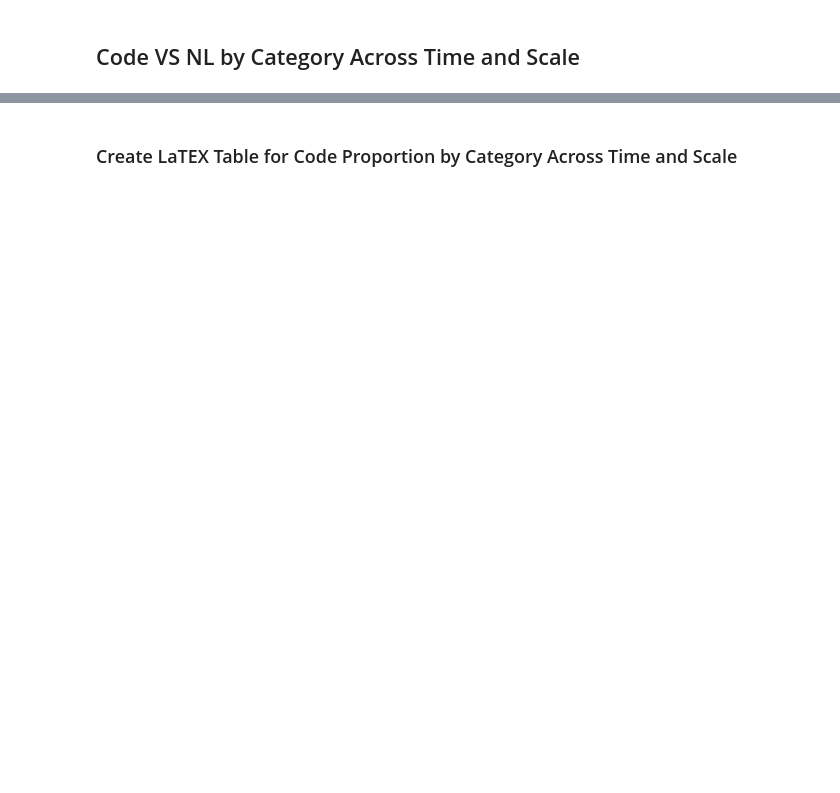
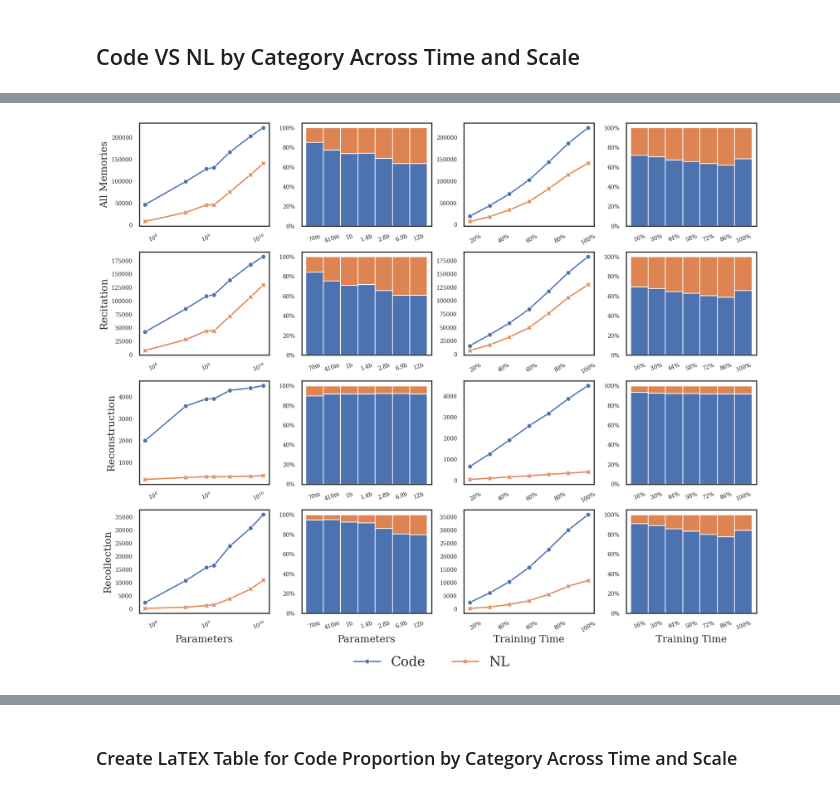
Before and after one commit to EleutherAI/semantic-memorization, a Jupyter notebook: working_dirs/kyle/results_analysis/results_analysis.ipynb, the cells around one changed output, grey strips where cells are left out. Cells and saved outputs as stored; diff of their text form; code cells hidden in the pictures; blank space fills up the shorter version.

```diff
--- a/working_dirs/kyle/results_analysis/results_analysis.ipynb
+++ b/working_dirs/kyle/results_analysis/results_analysis.ipynb
@@ -31,8 +31,8 @@ figures_path = f"scale+time_figures/recitation_threshold_{RECITATION_THRESHOLD}/
 if not os.path.exists(figures_path):
     os.makedirs(figures_path)
 # %%
-memories_path = "usvsnsp/generation-semantic-filters"
-intermediate_path = "usvsnsp/generation-semantic-intermediate-filters"
+memories_path = "usvsnsp/semantic-filters"
+intermediate_path = "usvsnsp/semantic-filters-intermediate"
 memories_dataset = DatasetDict()
 pile_dataset = DatasetDict()
 splits = [split for split in get_dataset_split_names(memories_path) if "deduped" in split] + get_dataset_split_names(intermediate_path)
@@ -283,26 +500,26 @@ if not os.path.exists(stats_dir):
 fig, axes = plt.subplots(4, 4, figsize=(20, 16))
 for row_index, row_category in tqdm(enumerate(["All Memories", "Recitation", "Reconstruction", "Recollection"]), desc="Plotting Categories", total=4):
     row_frame = combined_memories_dataframe[combined_memories_dataframe["category"] == row_category] if row_category != "All Memories" else combined_memories_dataframe
-    row_frame["Type"] = row_frame["IsCode"].apply(lambda x: "Code" if x else "NL")
+    row_frame = row_frame[row_frame["CodeType"] != "Uncertain"]
 
     # Get the count of NL vs Code across scale
-    nl_code_counts_frame_scale = row_frame[(row_frame["Checkpoint"] == "Final")].value_counts(["Param Count", "Type"]).unstack().reindex(split_to_param_count.values()).dropna()
+    nl_code_counts_frame_scale = row_frame[(row_frame["Checkpoint"] == "Final")].value_counts(["Param Count", "CodeType"]).unstack().reindex(split_to_param_count.values()).dropna()
     nl_code_counts_frame_scale.to_csv(f"{stats_dir}/{row_category}_counts_scale.csv")
 
     # Get the percent of NL vs Code across scale
     all_percents_scale = []
     for param_count in tqdm(split_to_param_count.values(), desc="Calculating Percents Across Scale"):
         model_examples = row_frame[row_frame["Param Count"] == param_count]
-        model_percents = model_examples.value_counts("Type", normalize=True).to_dict()
+        model_percents = model_examples.value_counts("CodeType", normalize=True).to_dict()
         for category in model_percents:
             all_percents_scale.append({
                 "Model": model_examples["Model"].unique()[0],
                 "Param Count": param_count,
-                "Type": category,
+                "CodeType": category,
                 "percent": model_percents[category],
             })
 
-    nl_code_percents_frame_scale = pd.DataFrame(all_percents_scale).pivot(index="Model", columns="Type", values="percent").reindex(model_keys)
+    nl_code_percents_frame_scale = pd.DataFrame(all_percents_scale).pivot(index="Model", columns="CodeType", values="percent").reindex(model_keys)
     nl_code_percents_frame_scale.to_csv(f"{stats_dir}/{row_category}_percents_scale.csv")
 
     # set figure 1
@@ -327,7 +544,7 @@ for row_index, row_category in tqdm(enumerate(["All Memories", "Recitation", "Re
     # set figure 3
     intermediate_frame = row_frame[row_frame["Model"] == "12b"]
     sorted_checkpoints = sorted(sorted(intermediate_frame["TrainingPercentage"].unique(), key=lambda x: int(x)))
-    nl_code_counts_frame_time = intermediate_frame.value_counts(["TrainingPercentage", "Type"]).unstack().reindex(sorted_checkpoints)
+    nl_code_counts_frame_time = intermediate_frame.value_counts(["TrainingPercentage", "CodeType"]).unstack().reindex(sorted_checkpoints)
     nl_code_counts_frame_time.to_csv(f"{stats_dir}/{row_category}_counts_time.csv")
 
     sns.lineplot(ax=axes[row_index, 2], data=nl_code_counts_frame_time, dashes=False, markers=True, markersize=8)
@@ -340,15 +557,15 @@ for row_index, row_category in tqdm(enumerate(["All Memories", "Recitation", "Re
     all_percents_time = []
     for checkpoint in tqdm(sorted_checkpoints):
         model_examples = row_frame[(row_frame["TrainingPercentage"] == checkpoint)]
-        model_percents = model_examples.value_counts("Type", normalize=True).to_dict()
+        model_percents = model_examples.value_counts("CodeType", normalize=True).to_dict()
         for category in model_percents:
             all_percents_time.append({
                 "TrainingPercentage": checkpoint,
-                "Type": category,
+                "CodeType": category,
                 "percent": model_percents[category],
             })
 
-    nl_code_percents_frame_time = pd.DataFrame(all_percents_time).pivot(index="TrainingPercentage", columns="Type", values="percent").reindex(sorted_checkpoints)
+    nl_code_percents_frame_time = pd.DataFrame(all_percents_time).pivot(index="TrainingPercentage", columns="CodeType", values="percent").reindex(sorted_checkpoints)
     nl_code_percents_frame_time.to_csv(f"{stats_dir}/{row_category}_percents_time.csv")
     nl_code_percents_frame_time.index = [f"{int(percent * 100)}%" for percent in nl_code_percents_frame_time.index]
 
@@ -360,30 +577,32 @@ for row_index, row_category in tqdm(enumerate(["All Memories", "Recitation", "Re
     )
     axes[row_index, 3].yaxis.set_major_formatter(plt.FuncFormatter(lambda x, loc: "{:,}%".format(int(x * 100))))
     axes[row_index, 3].tick_params(axis='x', rotation=20, labelsize=10)
     axes[row_index, 3].tick_params(axis='y', labelsize=10)
 
     # Set x labels for last row
     if row_index == 3:
         axes[row_index, 0].set_xlabel("Parameters")
         axes[row_index, 1].set_xlabel("Parameters")
         axes[row_index, 2].set_xlabel("Training Time")
         axes[row_index, 3].set_xlabel("Training Time")
     else:
         axes[row_index, 0].set_xlabel("")
         axes[row_index, 1].set_xlabel("")
         axes[row_index, 2].set_xlabel("")
         axes[row_index, 3].set_xlabel("")
 
     if row_index == 3:
         axes[row_index, 0].legend(loc='upper center', bbox_to_anchor=(2.25, -0.3), ncol=4, frameon=False, fontsize=24)
     else:
         axes[row_index, 0].get_legend().remove()
 
     axes[row_index, 1].get_legend().remove() if axes[row_index, 1].get_legend() else None
     axes[row_index, 2].get_legend().remove() if axes[row_index, 2].get_legend() else None
     axes[row_index, 3].get_legend().remove() if axes[row_index, 3].get_legend() else None
 
 fig.align_xlabels()
 plt.tight_layout()
 plt.subplots_adjust(hspace=0.25, wspace=0.25)
 fig.savefig(f"{figures_path}/nl_code_counts_percents_across_time+scale.pdf", bbox_inches="tight")
+# %% [output]
+[figure, added]
```
Also changed, not shown: parts of 25 cells of this notebook, 5 other files.
